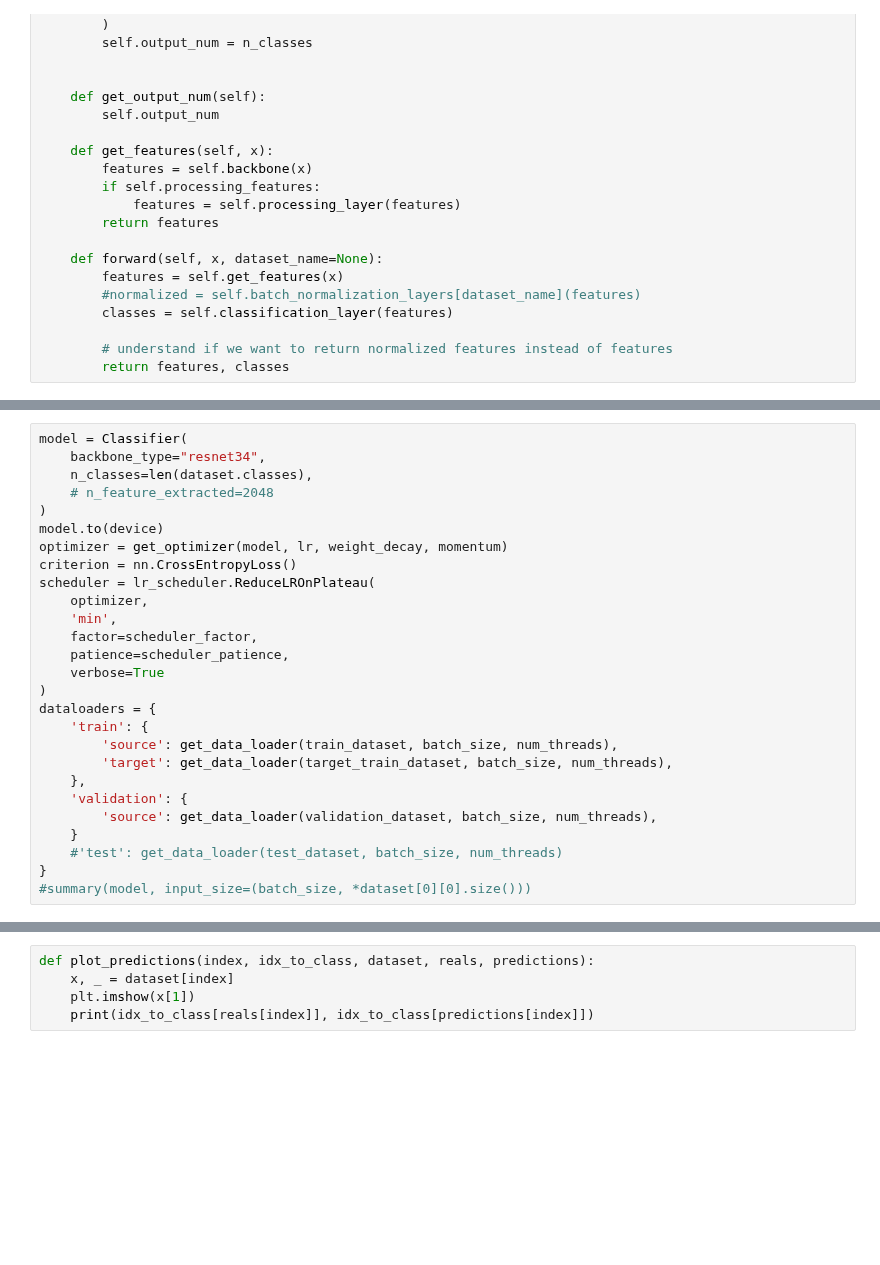
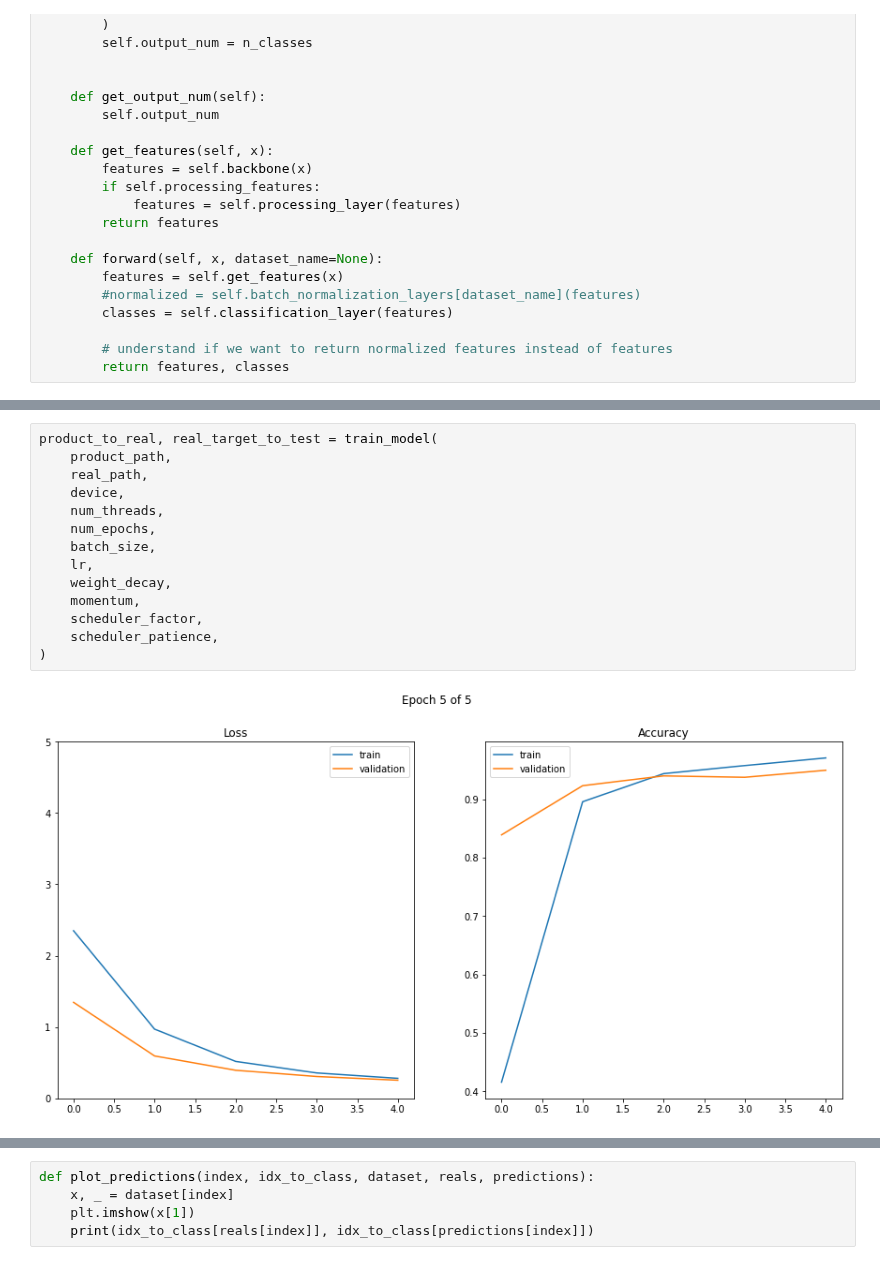
Before and after one commit to fedeizzo/domain-adaptation, a Jupyter notebook: project.ipynb, the cells around one changed output, grey strips where cells are left out. Drawn from its saved outputs; the diff is of its cells as text; blank space fills up the shorter version.

```diff
--- a/project.ipynb
+++ b/project.ipynb
@@ -351,27 +589,16 @@ def get_optimizer(model, lr, wd, momentum):
 # %%
-model = Classifier(
-    backbone_type="resnet34",
-    n_classes=len(dataset.classes),
-    # n_feature_extracted=2048
+product_to_real, real_target_to_test = train_model(
+    product_path,
+    real_path,
+    device,
+    num_threads,
+    num_epochs,
+    batch_size,
+    lr,
+    weight_decay,
+    momentum,
+    scheduler_factor,
+    scheduler_patience,
 )
-model.to(device)
-optimizer = get_optimizer(model, lr, weight_decay, momentum)
-criterion = nn.CrossEntropyLoss()
-scheduler = lr_scheduler.ReduceLROnPlateau(
-    optimizer,
-    'min',
-    factor=scheduler_factor,
-    patience=scheduler_patience,
-    verbose=True
-)
-dataloaders = {
-    'train': {
-        'source': get_data_loader(train_dataset, batch_size, num_threads),
-        'target': get_data_loader(target_train_dataset, batch_size, num_threads),
-    },
-    'validation': {
-        'source': get_data_loader(validation_dataset, batch_size, num_threads),
-    }
-    #'test': get_data_loader(test_dataset, batch_size, num_threads)
-}
-#summary(model, input_size=(batch_size, *dataset[0][0].size()))
+# %% [output]
+[figure, added]
```
Also changed, not shown: parts of 45 cells of this notebook.
